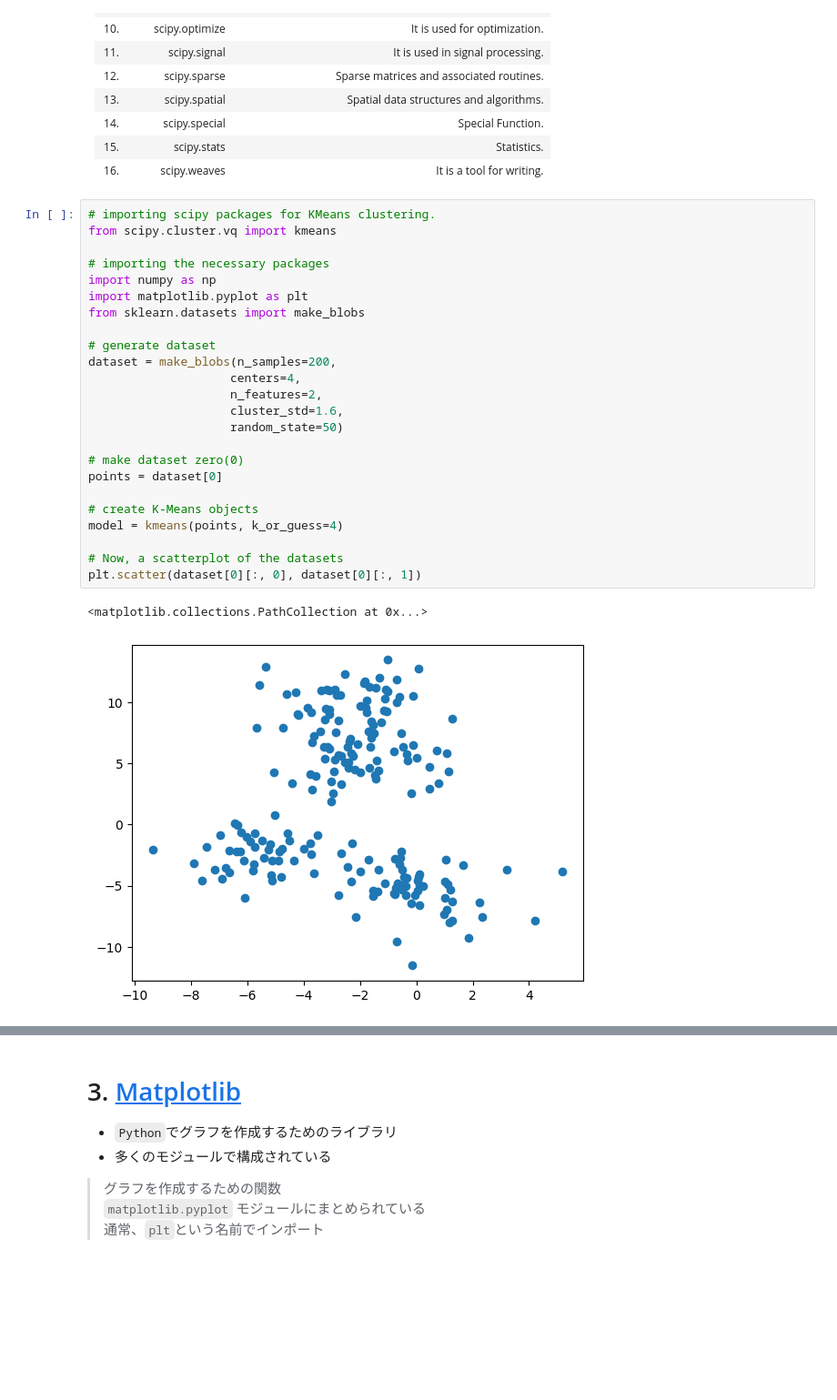
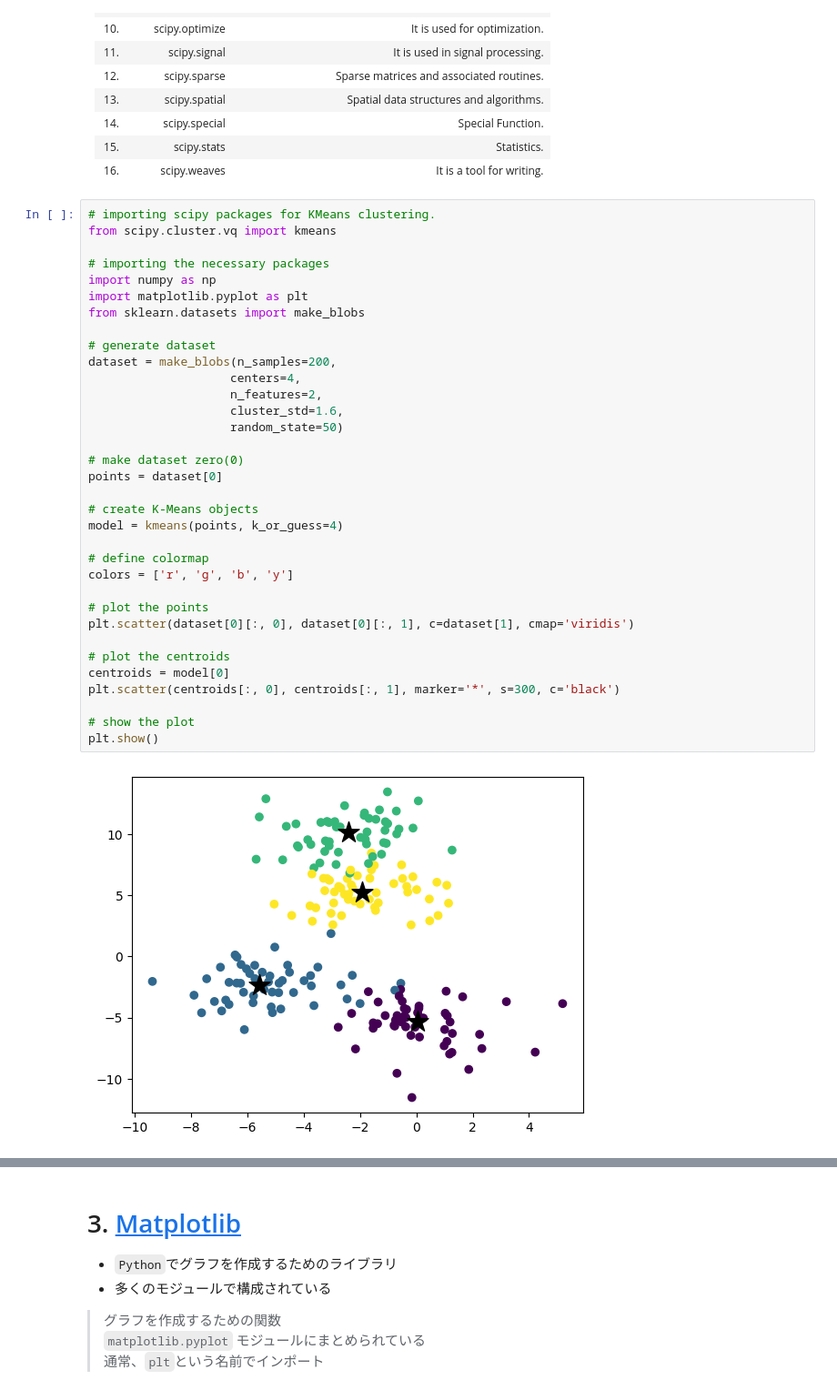
Before and after one commit to erick2307/classes, a Jupyter notebook: python/01.ipynb, the cells around one changed output, grey strips where cells are left out. Shown at 91% size. Saved outputs shown, nothing was run; the diff lists cells and outputs as text; blank space fills up the shorter version.

```diff
--- a/python/01.ipynb
+++ b/python/01.ipynb
@@ -236,27 +241,36 @@ print(np.tan(deg*deg2rad))
 # %%
 # importing scipy packages for KMeans clustering.
 from scipy.cluster.vq import kmeans
 
 # importing the necessary packages
 import numpy as np
 import matplotlib.pyplot as plt
 from sklearn.datasets import make_blobs
 
 # generate dataset
 dataset = make_blobs(n_samples=200,
 					centers=4,
 					n_features=2,
 					cluster_std=1.6,
 					random_state=50)
 
 # make dataset zero(0)
 points = dataset[0]
 
 # create K-Means objects
 model = kmeans(points, k_or_guess=4)
 
-# Now, a scatterplot of the datasets
-plt.scatter(dataset[0][:, 0], dataset[0][:, 1])
+# define colormap
+colors = ['r', 'g', 'b', 'y']
+
+# plot the points
+plt.scatter(dataset[0][:, 0], dataset[0][:, 1], c=dataset[1], cmap='viridis')
+
+# plot the centroids
+centroids = model[0]
+plt.scatter(centroids[:, 0], centroids[:, 1], marker='*', s=300, c='black')
+
+# show the plot
+plt.show()
 # %% [output]
-<matplotlib.collections.PathCollection at 0x...>
-[figure, old version]
+[figure, new version]
```
Also changed, not shown: parts of 5 cells of this notebook.
